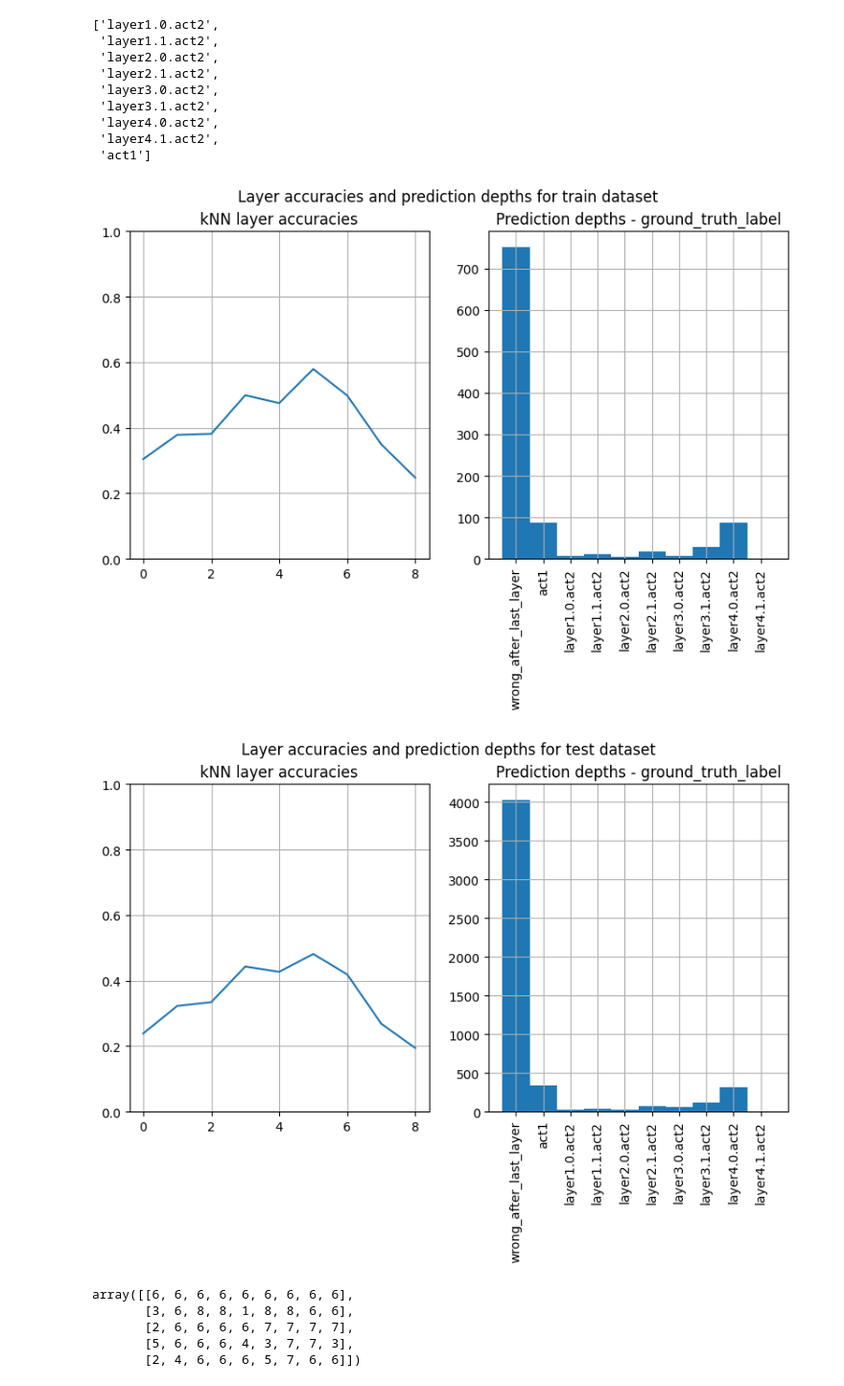
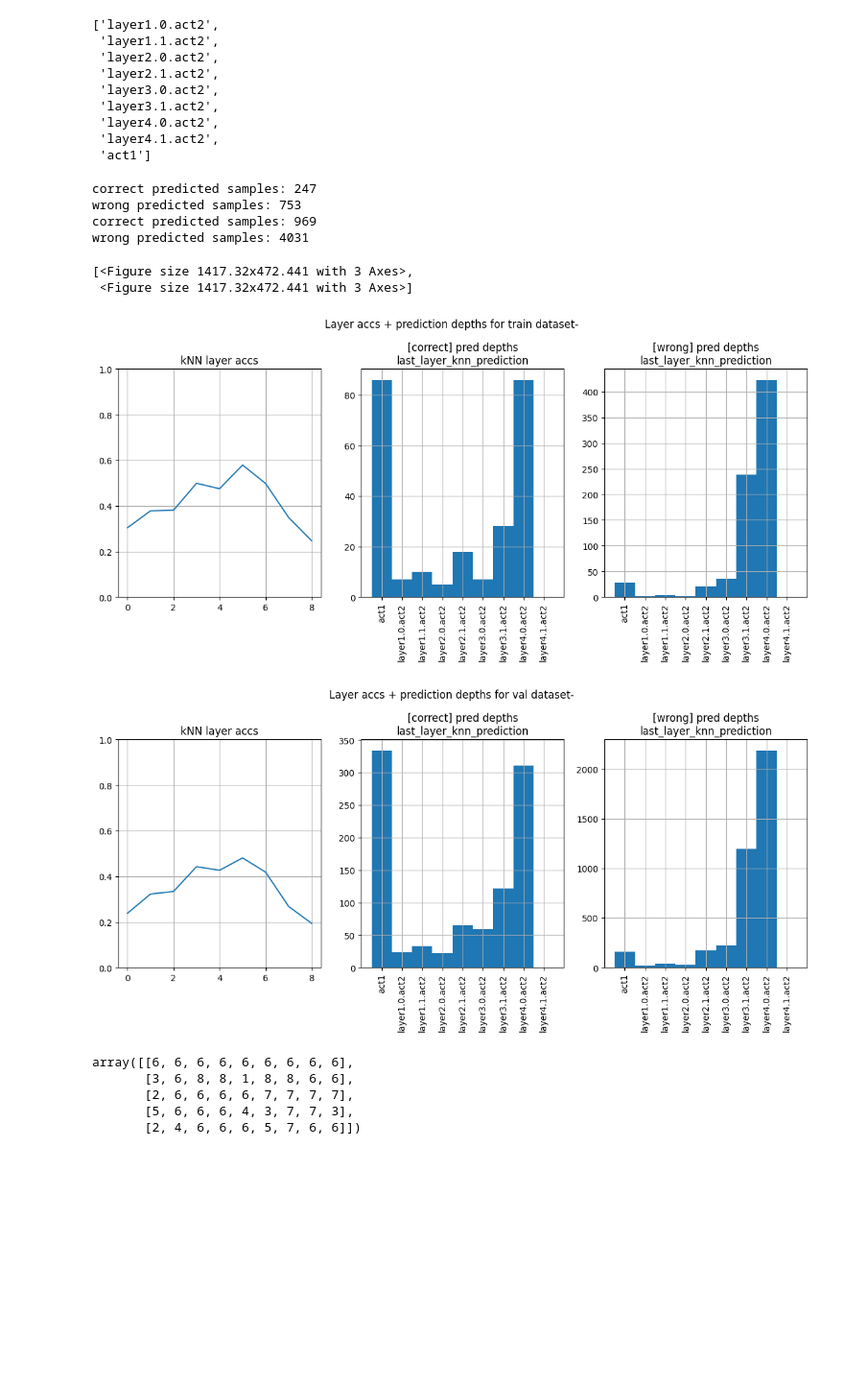
Before and after one commit to maximilianmbeck/tflearning, a Jupyter notebook: notebooks/prediction_depth_timm.ipynb, the cells around one changed output. Shown: that part at 96% size. Cells and saved outputs as stored; diff of their text form; code cells hidden in the pictures; blank space fills up the shorter version.

```diff
--- a/notebooks/prediction_depth_timm.ipynb
+++ b/notebooks/prediction_depth_timm.ipynb
@@ -69,14 +52,22 @@ layer_names
 pred_depth = pdepth.PredictionDepth(resnet,
                                     layer_names,
                                     train_dataloader=cf10_trainloader,
-                                    test_dataloader=cf10_valloader,
-                                    prediction_depth_mode='ground_truth_label',
+                                    val_dataloader=cf10_valloader,
+                                    prediction_depth_mode='last_layer_knn_prediction',
                                     append_softmax_output=False)
-# %%
-plots = pred_depth.make_plots()
-# %% [output]
-[figure, removed]
-[figure, removed]
+# %%
+res = pred_depth.compute()
+# %%
+pred_depth._make_plots(res)
+# %% [output]
+correct predicted samples: 247
+wrong predicted samples: 753
+correct predicted samples: 969
+wrong predicted samples: 4031
+[<Figure size 1417.32x472.441 with 3 Axes>,
+ <Figure size 1417.32x472.441 with 3 Axes>]
+[figure, added]
+[figure, added]
 # %%
 layer_preds = pred_depth.pred_depth_results['train']['layer_preds']
 # %%
```
Also changed, not shown: parts of 4 cells of this notebook, 14 other files.
